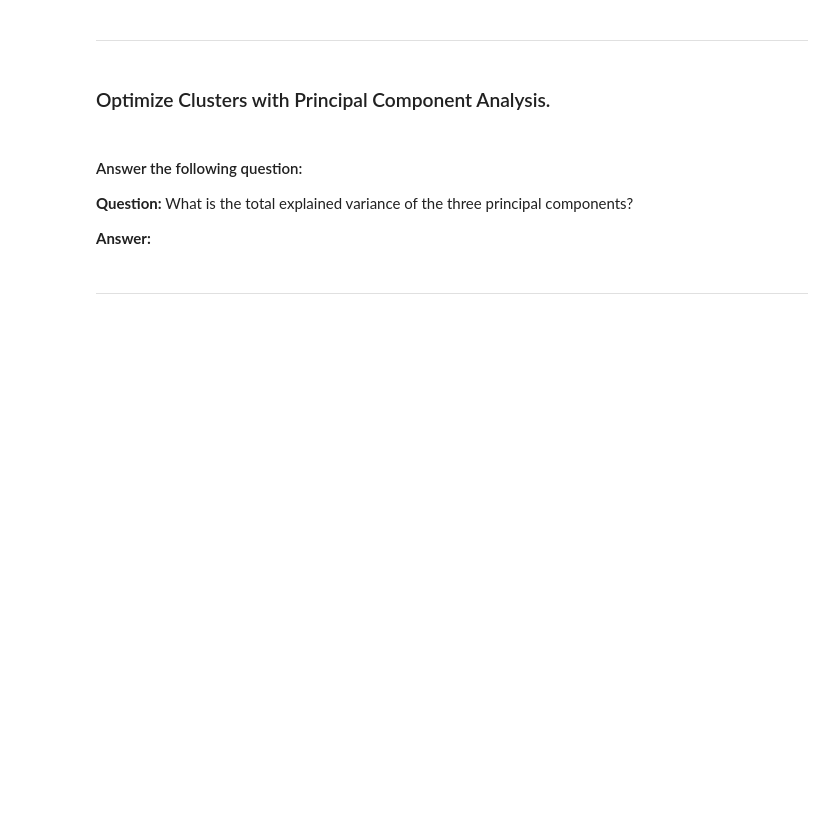
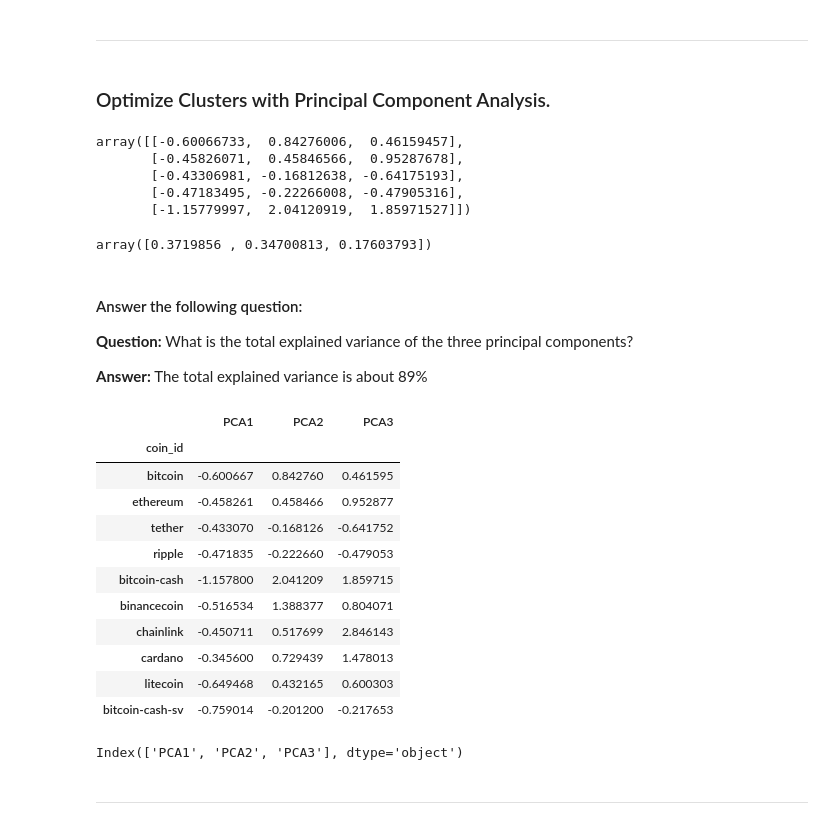
Before and after one commit to Kathryn-Lesh/CryptoClustering, a Jupyter notebook: Crypto_Clustering.ipynb, the cells around one changed output. Saved outputs shown, nothing was run; the diff lists cells and outputs as text; code cells hidden in the pictures; blank space fills up the shorter version.

```diff
--- a/Crypto_Clustering.ipynb
+++ b/Crypto_Clustering.ipynb
@@ -162,32 +164,58 @@ df_market_data_scaled_copy.hvplot.scatter(
 ### Optimize Clusters with Principal Component Analysis.
 # %%
 # Create a PCA model instance and set `n_components=3`.
+pca = PCA(n_components=3)
 # %%
 # Use the PCA model with `fit_transform` to reduce to
 # three principal components.
+market_data_pca = pca.fit_transform(df_market_data_scaled)
 
-# View the first five rows of the DataFrame.
+# Review the first 5 rows
+market_data_pca[:5]
+# %% [output]
+array([[-0.60066733,  0.84276006,  0.46159457],
+       [-0.45826071,  0.45846566,  0.95287678],
+       [-0.43306981, -0.16812638, -0.64175193],
+       [-0.47183495, -0.22266008, -0.47905316],
+       [-1.15779997,  2.04120919,  1.85971527]])
 # %%
 # Retrieve the explained variance to determine how much information
 # can be attributed to each principal component.
+pca.explained_variance_ratio_
+# %% [output]
+array([0.3719856 , 0.34700813, 0.17603793])
 # %% [markdown]
 #### Answer the following question:
 
 **Question:** What is the total explained variance of the three principal components?
 
-**Answer:**
+**Answer:** The total explained variance is about 89%
 # %%
 # Create a new DataFrame with the PCA data.
-
-# Creating a DataFrame with the PCA data
-
-# Copy the crypto names from the original data
-
+df_pca = pd.DataFrame(market_data_pca, columns=["PCA1", "PCA2", "PCA3"])
 
 # Set the coinid column as index
-
+df_pca.index = df_market_data.index
 
 # Display sample data
+df_pca.head(10)
+# %% [output]
+|  | PCA1 | PCA2 | PCA3 |
+| coin_id |  |  |  |
+| bitcoin | -0.600667 | 0.842760 | 0.461595 |
+| ethereum | -0.458261 | 0.458466 | 0.952877 |
+| tether | -0.433070 | -0.168126 | -0.641752 |
+| ripple | -0.471835 | -0.222660 | -0.479053 |
+| bitcoin-cash | -1.157800 | 2.041209 | 1.859715 |
+| binancecoin | -0.516534 | 1.388377 | 0.804071 |
+| chainlink | -0.450711 | 0.517699 | 2.846143 |
+| cardano | -0.345600 | 0.729439 | 1.478013 |
+| litecoin | -0.649468 | 0.432165 | 0.600303 |
+| bitcoin-cash-sv | -0.759014 | -0.201200 | -0.217653 |
+# %%
+df_pca.columns
+# %% [output]
+Index(['PCA1', 'PCA2', 'PCA3'], dtype='object')
 # %% [markdown]
 ---
 # %% [markdown]
```
Also changed, not shown: parts of 21 cells of this notebook.
